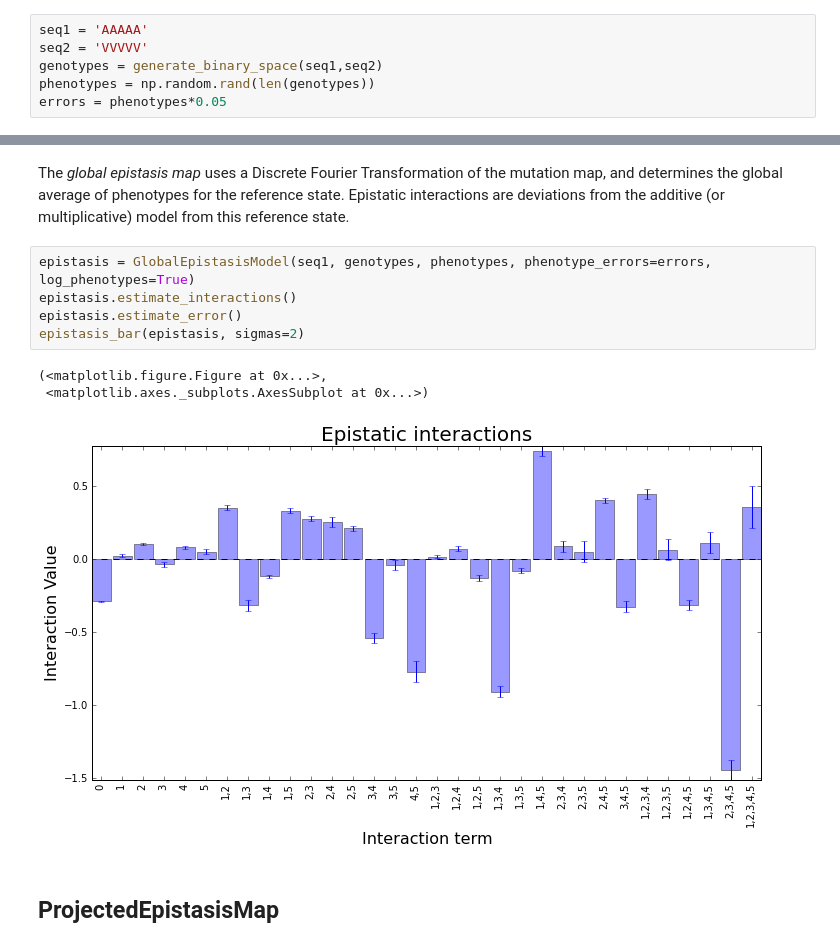
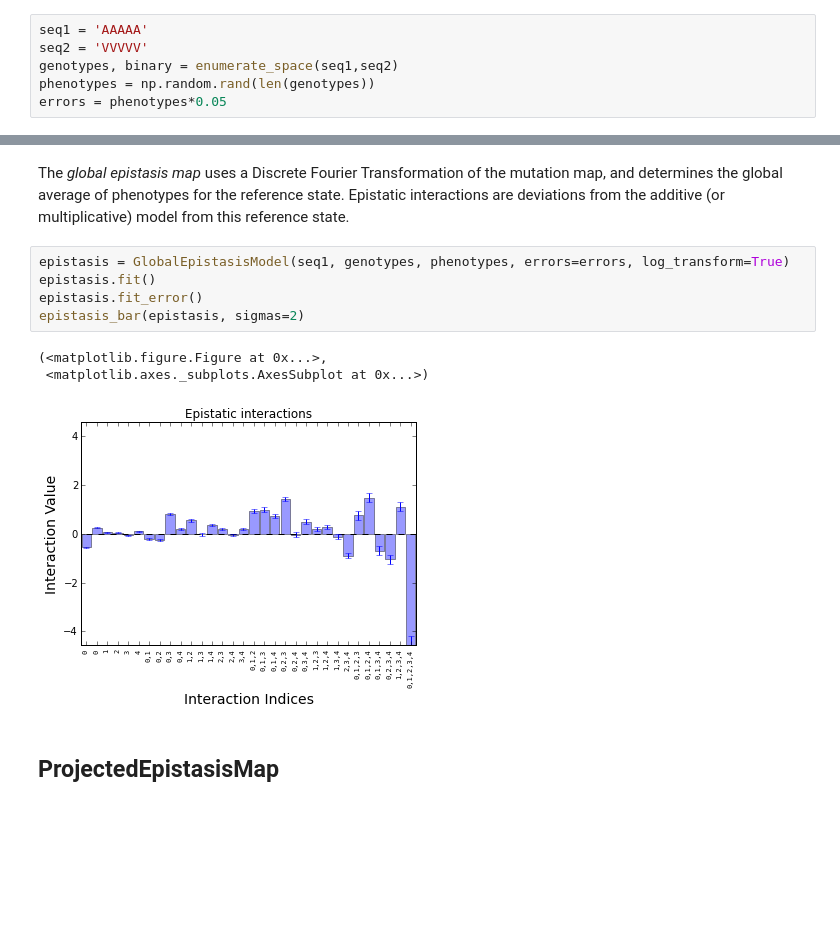
Before and after one commit to harmslab/epistasis, a Jupyter notebook: examples/ipynb/EpistasisModels tutorial.ipynb, the cells around one changed output, grey strips where cells are left out. Cells and saved outputs as stored; diff of their text form; blank space fills up the shorter version.

```diff
--- a/examples/ipynb/EpistasisModels tutorial.ipynb
+++ b/examples/ipynb/EpistasisModels tutorial.ipynb
@@ -8,7 +9,7 @@ Build a toy binary genotype-phenotype map, between two sequences, for the follow
 # %%
 seq1 = 'AAAAA'
 seq2 = 'VVVVV'
-genotypes = generate_binary_space(seq1,seq2)
+genotypes, binary = enumerate_space(seq1,seq2)
 phenotypes = np.random.rand(len(genotypes))
 errors = phenotypes*0.05
 # %% [markdown]
@@ -77,14 +82,14 @@ from epistasis.models import GlobalEpistasisModel
 # %% [markdown]
 The *global epistasis map* uses a Discrete Fourier Transformation of the mutation map, and determines the global average of phenotypes for the reference state. Epistatic interactions are deviations from the additive (or multiplicative) model from this reference state.
 # %%
-epistasis = GlobalEpistasisModel(seq1, genotypes, phenotypes, phenotype_errors=errors, log_phenotypes=True)
-epistasis.estimate_interactions()
-epistasis.estimate_error()
+epistasis = GlobalEpistasisModel(seq1, genotypes, phenotypes, errors=errors, log_transform=True)
+epistasis.fit()
+epistasis.fit_error()
 epistasis_bar(epistasis, sigmas=2)
 # %% [output]
 (<matplotlib.figure.Figure at 0x...>,
  <matplotlib.axes._subplots.AxesSubplot at 0x...>)
-[figure, old version]
+[figure, new version]
 # %% [markdown]
 ## ProjectedEpistasisMap
 # %%
```
Also changed, not shown: parts of 8 cells of this notebook, 11 other files.
